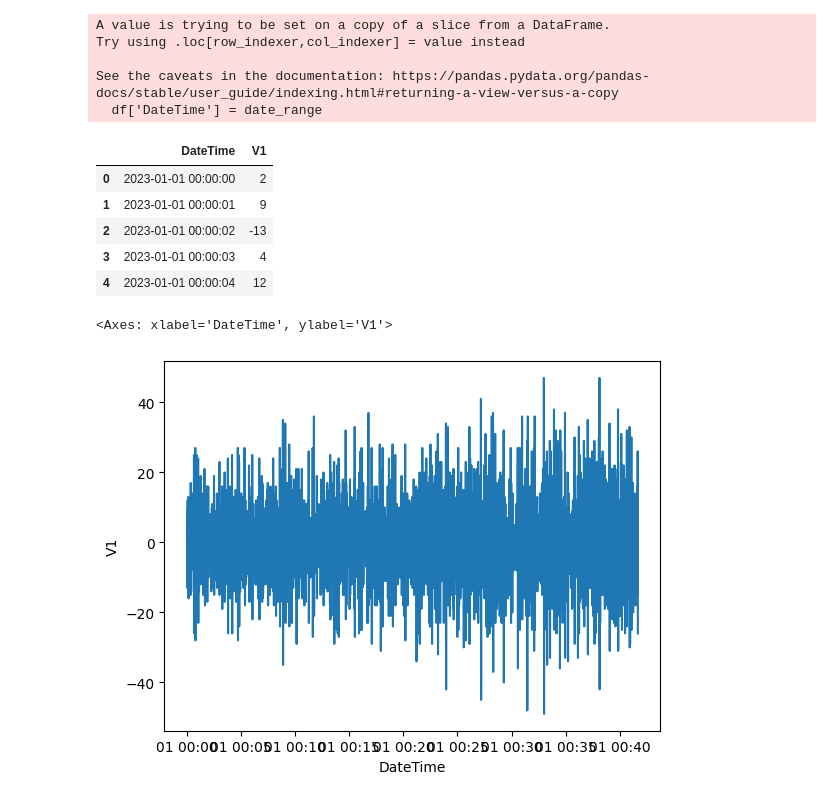
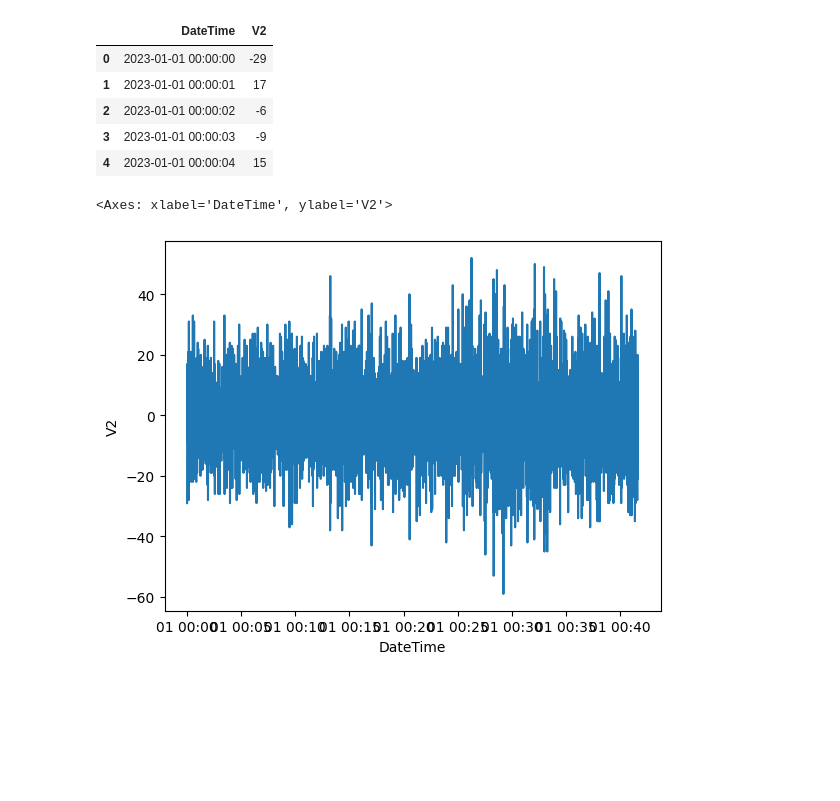
Before and after one commit to junaidulhassan/My-All-Kaggle-Jupyter-Notebooks, a Jupyter notebook: Time Series Analysis using AWS chronos- Transformer/code.ipynb, the cells around one changed output. Drawn from its saved outputs; the diff is of its cells as text; code cells hidden in the pictures; blank space fills up the shorter version.

```diff
--- a/Time Series Analysis using AWS chronos- Transformer/code.ipynb
+++ b/Time Series Analysis using AWS chronos- Transformer/code.ipynb
@@ -58,26 +60,20 @@ date_range = pd.date_range(start=start_time, periods=len(df), freq='S')
 df['DateTime'] = date_range
 
 # Reorder columns if necessary
-df = df[['DateTime', 'V1']]
+df = df[['DateTime', 'V2']]
-# %% [output]
-A value is trying to be set on a copy of a slice from a DataFrame.
-Try using .loc[row_indexer,col_indexer] = value instead
-
-See the caveats in the documentation: https://pandas.pydata.org/pandas-docs/stable/user_guide/indexing.html#returning-a-view-versus-a-copy
-  df['DateTime'] = date_range
 # %%
 df.head()
 # %% [output]
-|  | DateTime | V1 |
-| 0 | 2023-01-01 00:00:00 | 2 |
-| 1 | 2023-01-01 00:00:01 | 9 |
-| 2 | 2023-01-01 00:00:02 | -13 |
-| 3 | 2023-01-01 00:00:03 | 4 |
-| 4 | 2023-01-01 00:00:04 | 12 |
+|  | DateTime | V2 |
+| 0 | 2023-01-01 00:00:00 | -29 |
+| 1 | 2023-01-01 00:00:01 | 17 |
+| 2 | 2023-01-01 00:00:02 | -6 |
+| 3 | 2023-01-01 00:00:03 | -9 |
+| 4 | 2023-01-01 00:00:04 | 15 |
 # %%
 import seaborn as sns
-sns.lineplot(data=df, x='DateTime', y = 'V1')
+sns.lineplot(data=df, x='DateTime', y = 'V2')
 # %% [output]
-<Axes: xlabel='DateTime', ylabel='V1'>
+<Axes: xlabel='DateTime', ylabel='V2'>
-[figure, old version]
+[figure, new version]
 # %%
```
Also changed, not shown: parts of 7 cells of this notebook.
